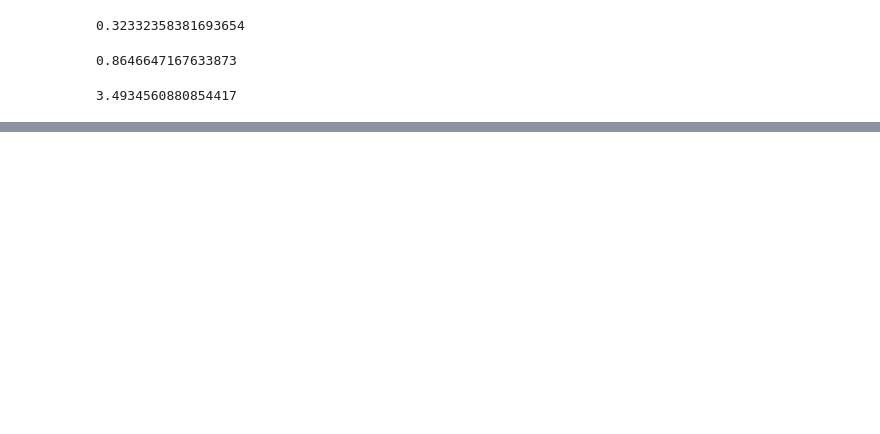
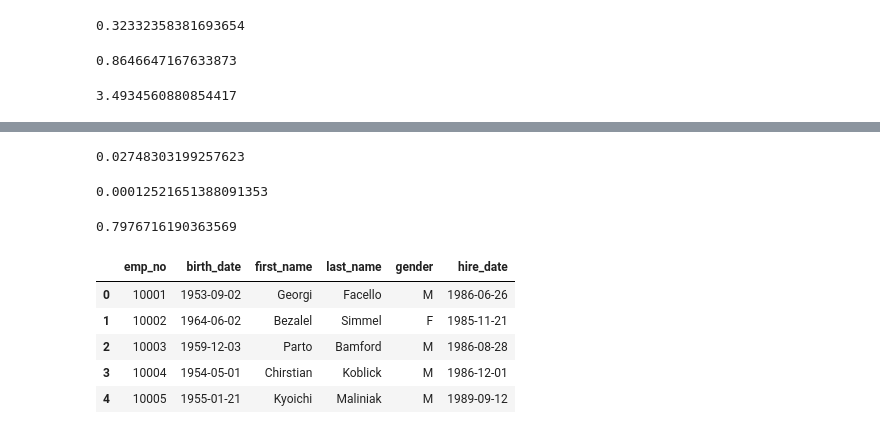
Before and after one commit to chriseverts/statistics-exercises, a Jupyter notebook: probability_distributions.ipynb, the cells around one changed output, grey strips where cells are left out. Drawn from its saved outputs; the diff is of its cells as text; code cells hidden in the pictures; blank space fills up the shorter version.

```diff
--- a/probability_distributions.ipynb
+++ b/probability_distributions.ipynb
@@ -72,0 +153,37 @@ bottom_15_percent
+# %%
+#How likely is it that the break area gets cleaned up each day?
+#two days
+n_trials = round(.9*(3*22))
+p = .03
+
+clean_up = stats.binom(n_trials*2,p)
+clean_up.pmf(0)
+# %% [output]
+0.02748303199257623
+# %%
+##All week?
+
+n_trials = round(.9*(3*22))
+p = .03
+
+clean_up = stats.binom(n_trials*5,p)
+clean_up.pmf(0)
+# %% [output]
+0.00012521651388091353
+# %%
+##6. You want to get lunch at La Panaderia, but notice that the line is usually very long at lunchtime.
+#After several weeks of careful observation, you notice that the average number of people in line when your lunch break starts is normally distributed with a mean of 15 and standard deviation of 3.
+#If it takes 2 minutes for each person to order, and 10 minutes from ordering to getting your food, what is the likelihood that you have at least 15 minutes left to eat your food before you have to go back to class?
+#Assume you have one hour for lunch, and ignore travel time to and from La Panaderia.
+
+
+mean = 15 * 2
+
+standev = 3 * 2
+
+## 60-10-15.......one hour minus 10min from ordering minus average of 15 min
+
+wait_time = stats.norm(mean, standev)
+wait_time.cdf(35)
+# %% [output]
+0.7976716190363569
@@ -72,0 +210,10 @@ bottom_15_percent
+# %%
+
+pd.read_sql('select * from employees limit 5', emp_url)
+# %% [output]
+|  | emp_no | birth_date | first_name | last_name | gender | hire_date |
+| 0 | 10001 | 1953-09-02 | Georgi | Facello | M | 1986-06-26 |
+| 1 | 10002 | 1964-06-02 | Bezalel | Simmel | F | 1985-11-21 |
+| 2 | 10003 | 1959-12-03 | Parto | Bamford | M | 1986-08-28 |
+| 3 | 10004 | 1954-05-01 | Chirstian | Koblick | M | 1986-12-01 |
+| 4 | 10005 | 1955-01-21 | Kyoichi | Maliniak | M | 1989-09-12 |
```
Also changed, not shown: parts of 20 cells of this notebook.
